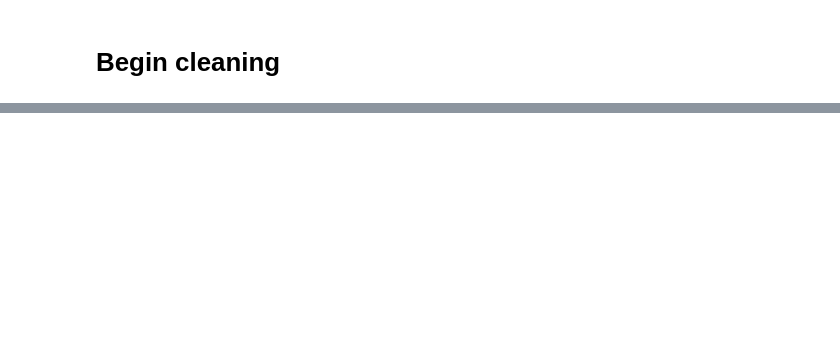
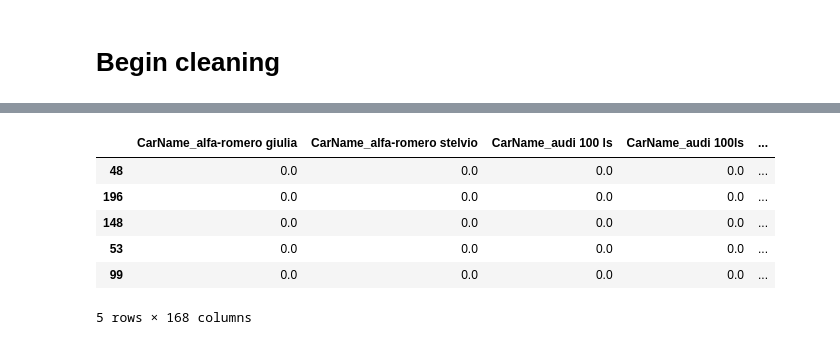
Before and after one commit to zevy613/Linear-Regression, a Jupyter notebook: (Practice)Linear Regression-statsmodels.ipynb, the cells around one changed output, grey strips where cells are left out. Cells and saved outputs as stored; diff of their text form; code cells hidden in the pictures; blank space fills up the shorter version.

```diff
--- a/(Practice)Linear Regression-statsmodels.ipynb
+++ b/(Practice)Linear Regression-statsmodels.ipynb
@@ -55,0 +119,11 @@ num_pipe = make_pipeline()
+# %%
+X_test_df = pd.DataFrame(preprocessor.transform(X_test), columns=final_features, index=X_test.index)
+X_test_df.head()
+# %% [output]
+|  | CarName_alfa-romero giulia | CarName_alfa-romero stelvio | CarName_audi 100 ls | CarName_audi 100ls | ... |
+| 48 | 0.0 | 0.0 | 0.0 | 0.0 | ... |
+| 196 | 0.0 | 0.0 | 0.0 | 0.0 | ... |
+| 148 | 0.0 | 0.0 | 0.0 | 0.0 | ... |
+| 53 | 0.0 | 0.0 | 0.0 | 0.0 | ... |
+| 99 | 0.0 | 0.0 | 0.0 | 0.0 | ... |
+5 rows × 168 columns
```
Also changed, not shown: parts of 12 cells of this notebook.
